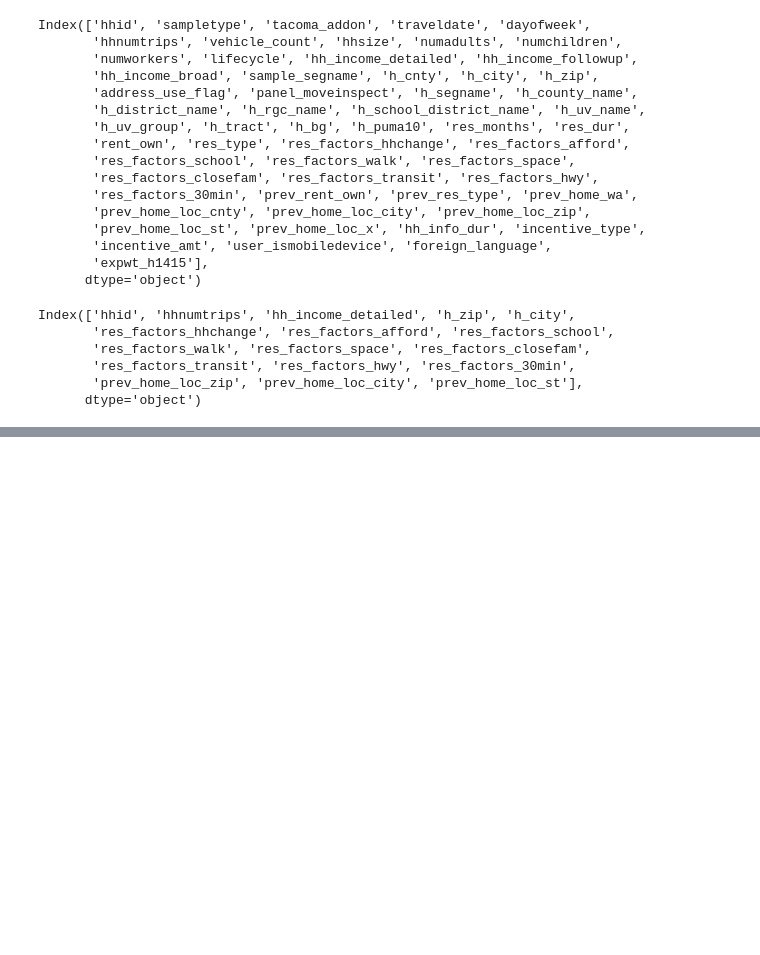
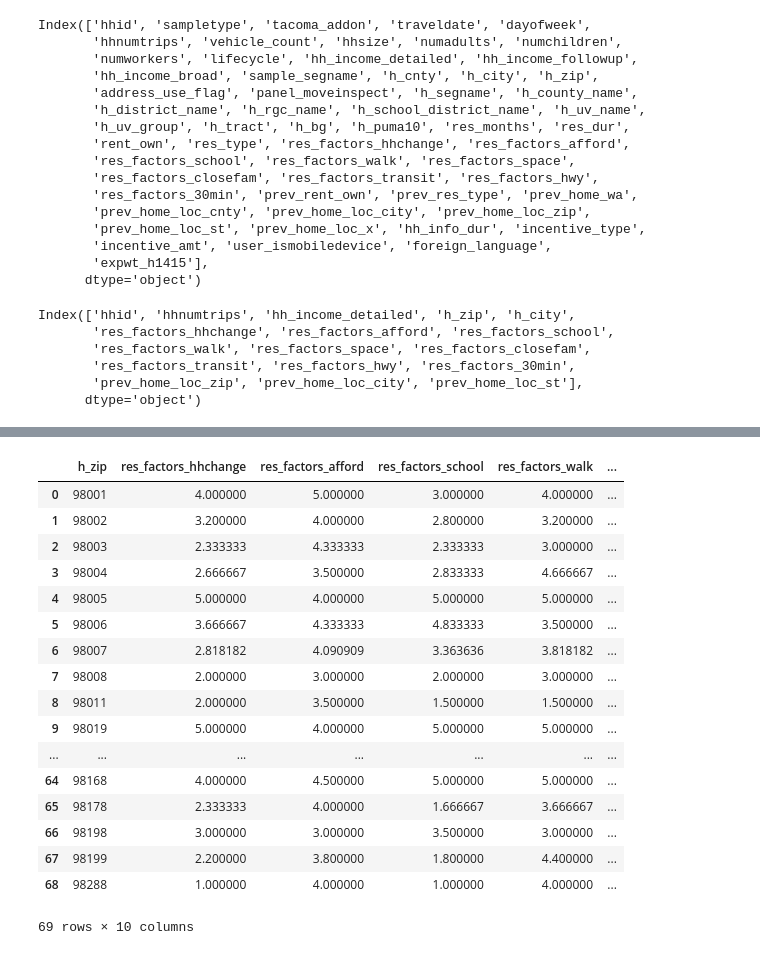
Before and after one commit to geeoffgoond/PROJECT, a Jupyter notebook: project.ipynb, the cells around one changed output, grey strips where cells are left out. Saved outputs shown, nothing was run; the diff lists cells and outputs as text; code cells hidden in the pictures; blank space fills up the shorter version.

```diff
--- a/project.ipynb
+++ b/project.ipynb
@@ -63,0 +259,4 @@ HTTPError: HTTP Error 404: Not Found
+# %%
+#let's create a variable with all the different move factors:
+resfacNames=psrchh.columns[psrchh.columns.str.contains('res_factors')].tolist()
+resfacNames
@@ -63,0 +302,24 @@ HTTPError: HTTP Error 404: Not Found
+# %%
+#We'll use groupby to create a new dataframe that groups our data by the zipcode of the resident:
+#we'll also use this data for a map
+psMove = psrchh.groupby(['h_zip'], as_index=False)[resfacNames].mean() #might be onto something here
+psMove #looks great
+# %% [output]
+|  | h_zip | res_factors_hhchange | res_factors_afford | res_factors_school | res_factors_walk | ... |
+| 0 | 98001 | 4.000000 | 5.000000 | 3.000000 | 4.000000 | ... |
+| 1 | 98002 | 3.200000 | 4.000000 | 2.800000 | 3.200000 | ... |
+| 2 | 98003 | 2.333333 | 4.333333 | 2.333333 | 3.000000 | ... |
+| 3 | 98004 | 2.666667 | 3.500000 | 2.833333 | 4.666667 | ... |
+| 4 | 98005 | 5.000000 | 4.000000 | 5.000000 | 5.000000 | ... |
+| 5 | 98006 | 3.666667 | 4.333333 | 4.833333 | 3.500000 | ... |
+| 6 | 98007 | 2.818182 | 4.090909 | 3.363636 | 3.818182 | ... |
+| 7 | 98008 | 2.000000 | 3.000000 | 2.000000 | 3.000000 | ... |
+| 8 | 98011 | 2.000000 | 3.500000 | 1.500000 | 1.500000 | ... |
+| 9 | 98019 | 5.000000 | 4.000000 | 5.000000 | 5.000000 | ... |
+| ... | ... | ... | ... | ... | ... | ... |
+| 64 | 98168 | 4.000000 | 4.500000 | 5.000000 | 5.000000 | ... |
+| 65 | 98178 | 2.333333 | 4.000000 | 1.666667 | 3.666667 | ... |
+| 66 | 98198 | 3.000000 | 3.000000 | 3.500000 | 3.000000 | ... |
+| 67 | 98199 | 2.200000 | 3.800000 | 1.800000 | 4.400000 | ... |
+| 68 | 98288 | 1.000000 | 4.000000 | 1.000000 | 4.000000 | ... |
+69 rows × 10 columns
```
Also changed, not shown: parts of 37 cells of this notebook.
